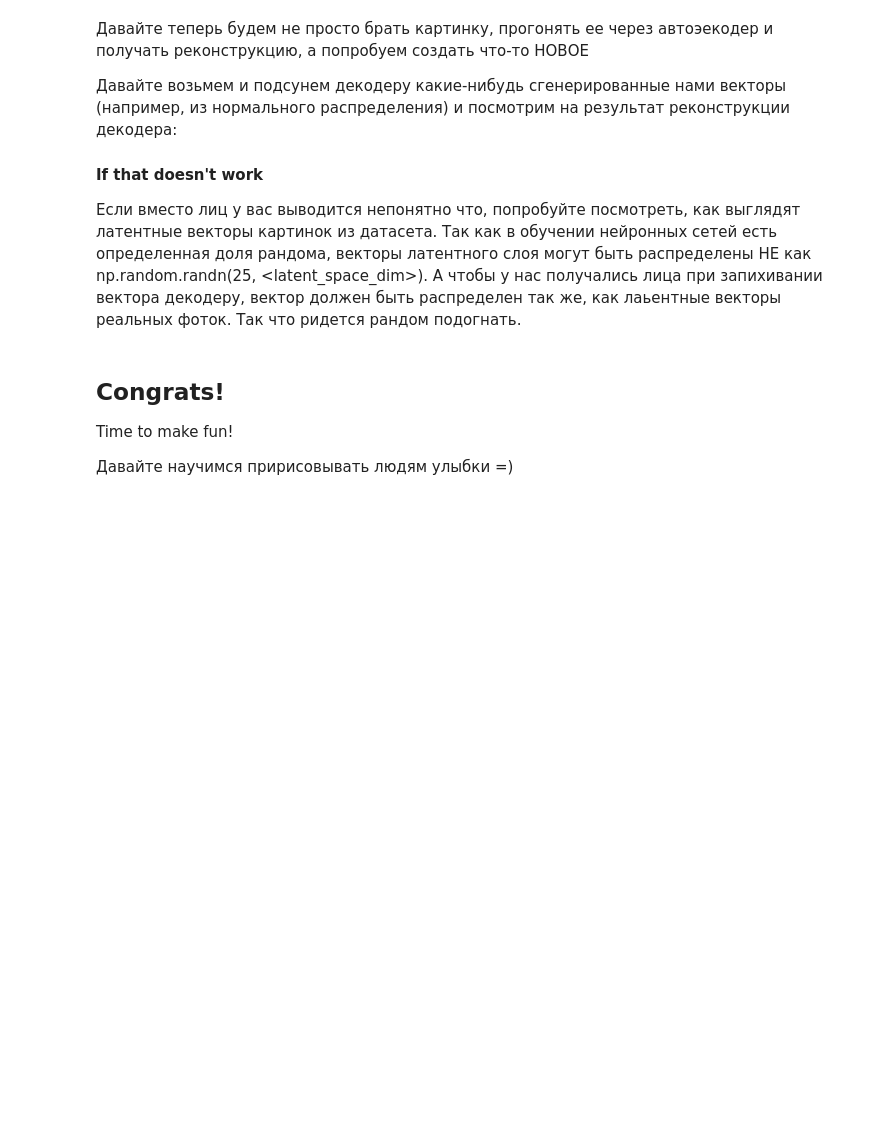
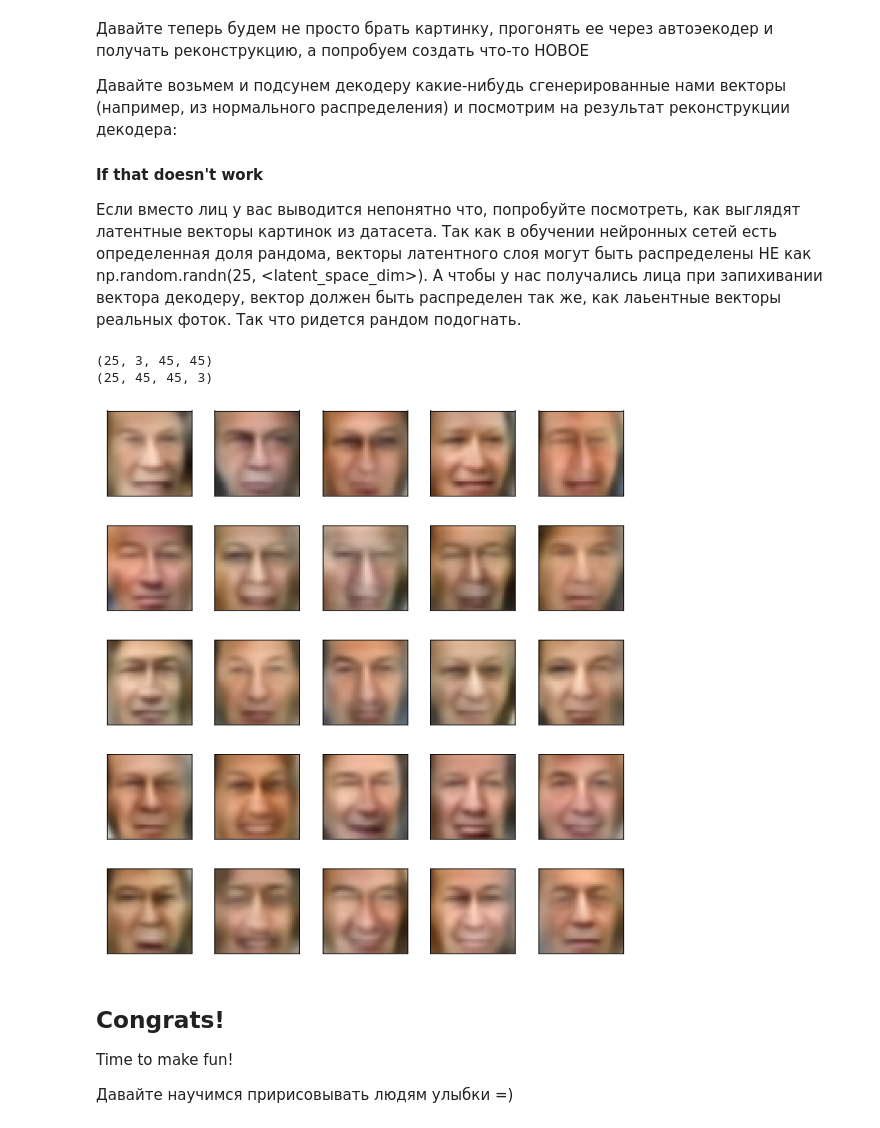
Before and after one commit to RomanenkovN/DeepLearningSchool, a Jupyter notebook: autoencoders.ipynb, the cells around one changed output. Drawn from its saved outputs; the diff is of its cells as text; code cells hidden in the pictures; blank space fills up the shorter version.

```diff
--- a/autoencoders.ipynb
+++ b/autoencoders.ipynb
@@ -225,11 +322,22 @@ Not bad, right?
 
 #### If that doesn't work
 Если вместо лиц у вас выводится непонятно что, попробуйте посмотреть, как выглядят латентные векторы картинок из датасета. Так как в обучении нейронных сетей есть определенная доля рандома, векторы латентного слоя могут быть распределены НЕ как np.random.randn(25, <latent_space_dim>). А чтобы у нас получались лица при запихивании вектора декодеру, вектор должен быть распределен так же, как лаьентные векторы реальных фоток. Так что ридется рандом подогнать.
+# %%
+decoder = nn.Sequential(*list(model.children())[6:])
 # %%
 # сгенерируем 25 рандомных векторов размера latent_space
-z = np.random.randn(25, <latent_space_dim>)
-output = <скормите z декодеру>
-plot_gallery(output.data.cpu().numpy(), IMAGE_H, IMAGE_W, n_row=5, n_col=5)
+z = np.array(np.random.randn(25, 100, 1, 1), dtype='float32') + 3.3
+z = torch.tensor(z)
+decoder.eval()
+output = decoder(z.to(device)).detach().cpu()
+print(output.numpy().shape)
+output = np.rollaxis(output.numpy(), 1, 4)
+print(output.shape)
+plot_gallery(output, IMAGE_H, IMAGE_W, n_row=5, n_col=5)
+# %% [output]
+(25, 3, 45, 45)
+(25, 45, 45, 3)
+[figure, added]
 # %% [markdown]
 ## Congrats!
 
```
Also changed, not shown: parts of 95 cells of this notebook.
